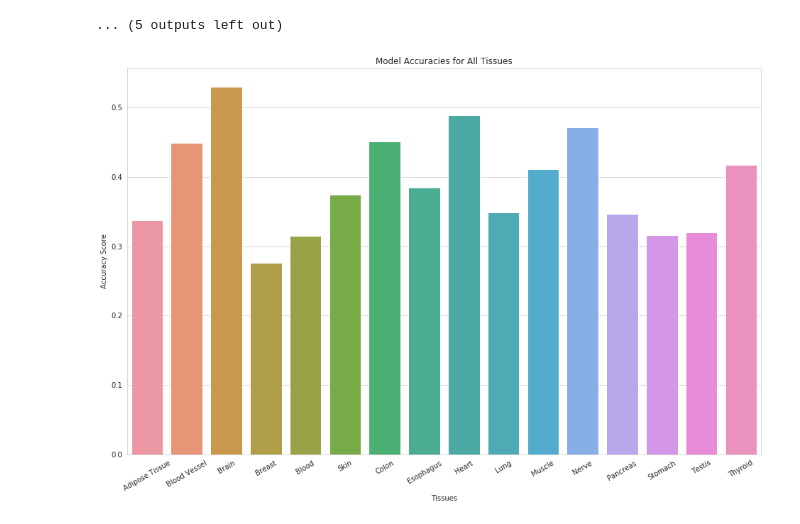
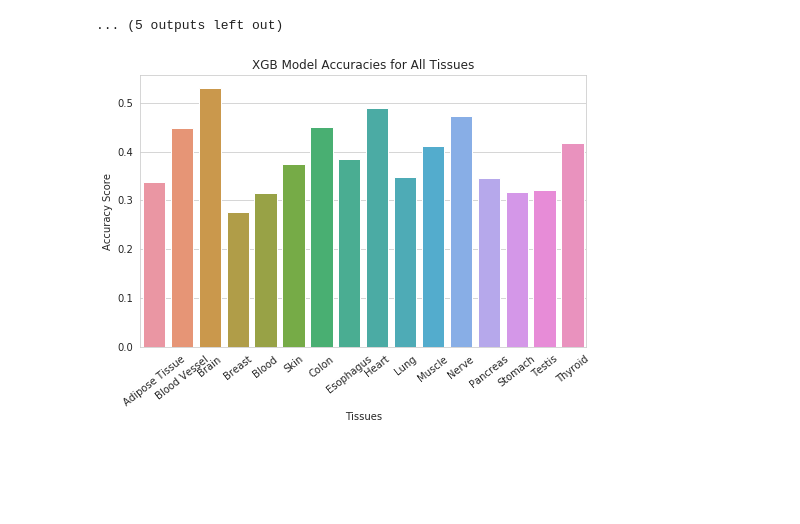
Before and after one commit to edgeslab/cs418-project-RNAge, a Jupyter notebook: XGB Wrapper and Model Evaluation.ipynb, the cells around one changed output. Cells and saved outputs as stored; diff of their text form; code cells hidden in the pictures; blank space fills up the shorter version.

```diff
--- a/XGB Wrapper and Model Evaluation.ipynb
+++ b/XGB Wrapper and Model Evaluation.ipynb
@@ -372,8 +372,8 @@ results.to_csv("models/results.tsv",sep="\t",header=['Score'])
 # %% [markdown]
 ### Model and Score Loading
 # %%
-results2=pd.read_csv("models/results.tsv",sep="\t",index_col=0)
-results2
+results=pd.read_csv("models/results.tsv",sep="\t",index_col=0)
+results
 # %% [output]
 |  | Score |
 | Adipose Tissue | 0.337500 |
@@ -433,11 +434,11 @@ for x in range(len(results.index.values)):
 [figure]
 ... (5 outputs left out)
 # %%
-plt.figure(figsize=(16, 10))
-ax=sns.barplot(x=results.index.values,y=results)
-x=ax.set_title("Model Accuracies for All Tissues")
+plt.figure(figsize=(8, 5))
+ax=sns.barplot(x=results.index.values,y=results['Score'])
+x=ax.set_title("XGB Model Accuracies for All Tissues")
 x=ax.set_xlabel("Tissues")
 x=ax.set_ylabel("Accuracy Score")
-x=ax.set_xticklabels(labels=results.index.values,rotation=30)
+x=ax.set_xticklabels(labels=results.index.values,rotation=38)
 # %% [output]
-[figure, old version]
+[figure, new version]
```
Also changed, not shown: parts of 1 cell of this notebook, 2 other files.
